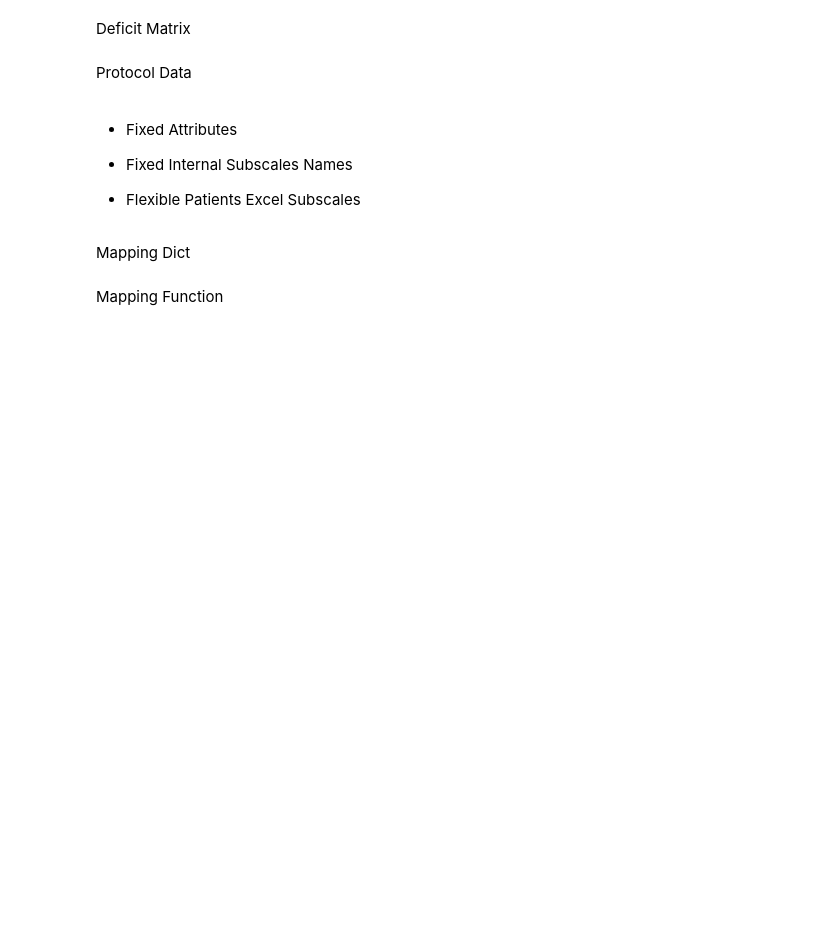
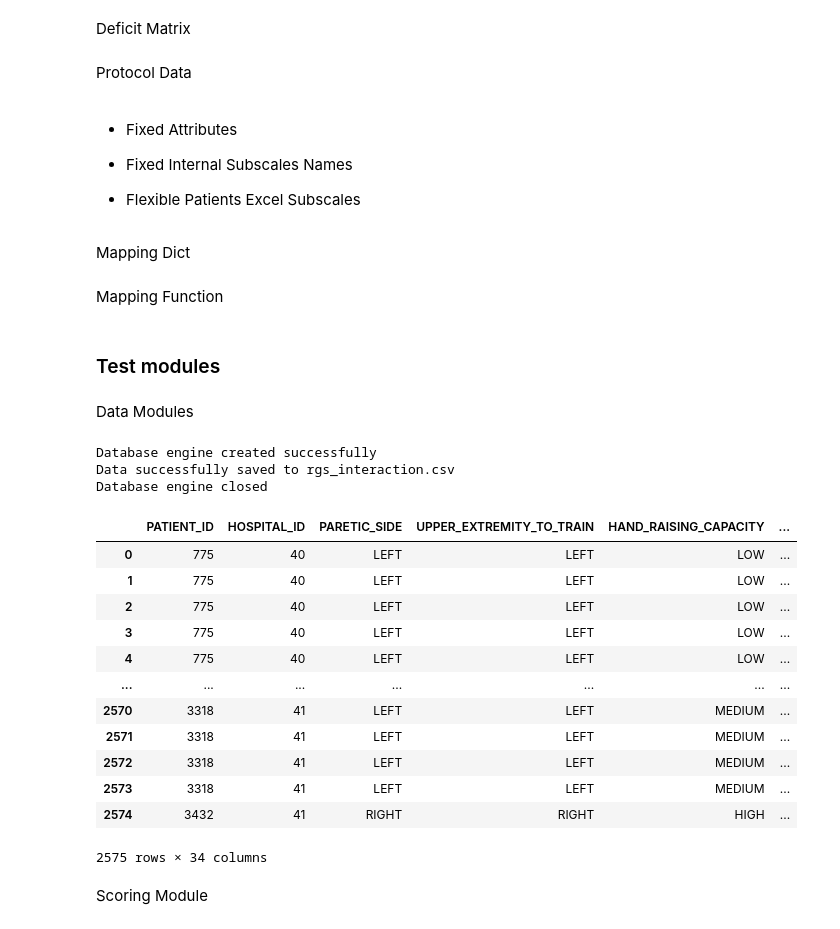
Before and after one commit to dabadav/ai-cdss, a Jupyter notebook: notebooks/pipeline_test.ipynb, the cells around one changed output. Cells and saved outputs as stored; diff of their text form; code cells hidden in the pictures; blank space fills up the shorter version.

```diff
--- a/notebooks/pipeline_test.ipynb
+++ b/notebooks/pipeline_test.ipynb
@@ -293,3 +292,19 @@ def map_latent_to_clinical(protocol_attributes, mapping_dict, agg_func=np.mean):
     df_clinical.index = protocol_attributes["PROTOCOL_ID"]
 
     return df_clinical
+# %% [markdown]
+### Test modules
+# %% [markdown]
+Data Modules
+# %%
+from ai_cdss.services.data import DataLoader, ClinicalProcessor, ProtocolProcessor
+
+loader = DataLoader(PATIENT_LIST)
+
+session = loader.load_session_data()
+patient = loader.load_patient_data()
+protocol = loader.load_protocol_data()
+# %% [output]
+Database engine created successfully
+Data successfully saved to rgs_interaction.csv
+Database engine closed
@@ -295,0 +318,16 @@ def map_latent_to_clinical(protocol_attributes, mapping_dict, agg_func=np.mean):
+# %%
+session
+# %% [output]
+|  | PATIENT_ID | HOSPITAL_ID | PARETIC_SIDE | UPPER_EXTREMITY_TO_TRAIN | HAND_RAISING_CAPACITY | ... |
+| 0 | 775 | 40 | LEFT | LEFT | LOW | ... |
+| 1 | 775 | 40 | LEFT | LEFT | LOW | ... |
+| 2 | 775 | 40 | LEFT | LEFT | LOW | ... |
+| 3 | 775 | 40 | LEFT | LEFT | LOW | ... |
+| 4 | 775 | 40 | LEFT | LEFT | LOW | ... |
+| ... | ... | ... | ... | ... | ... | ... |
+| 2570 | 3318 | 41 | LEFT | LEFT | MEDIUM | ... |
+| 2571 | 3318 | 41 | LEFT | LEFT | MEDIUM | ... |
+| 2572 | 3318 | 41 | LEFT | LEFT | MEDIUM | ... |
+| 2573 | 3318 | 41 | LEFT | LEFT | MEDIUM | ... |
+| 2574 | 3432 | 41 | RIGHT | RIGHT | HIGH | ... |
+2575 rows × 34 columns
@@ -295,0 +373,2 @@ def map_latent_to_clinical(protocol_attributes, mapping_dict, agg_func=np.mean):
+# %% [markdown]
+Scoring Module
```
Also changed, not shown: parts of 10 cells of this notebook, 8 other files.
